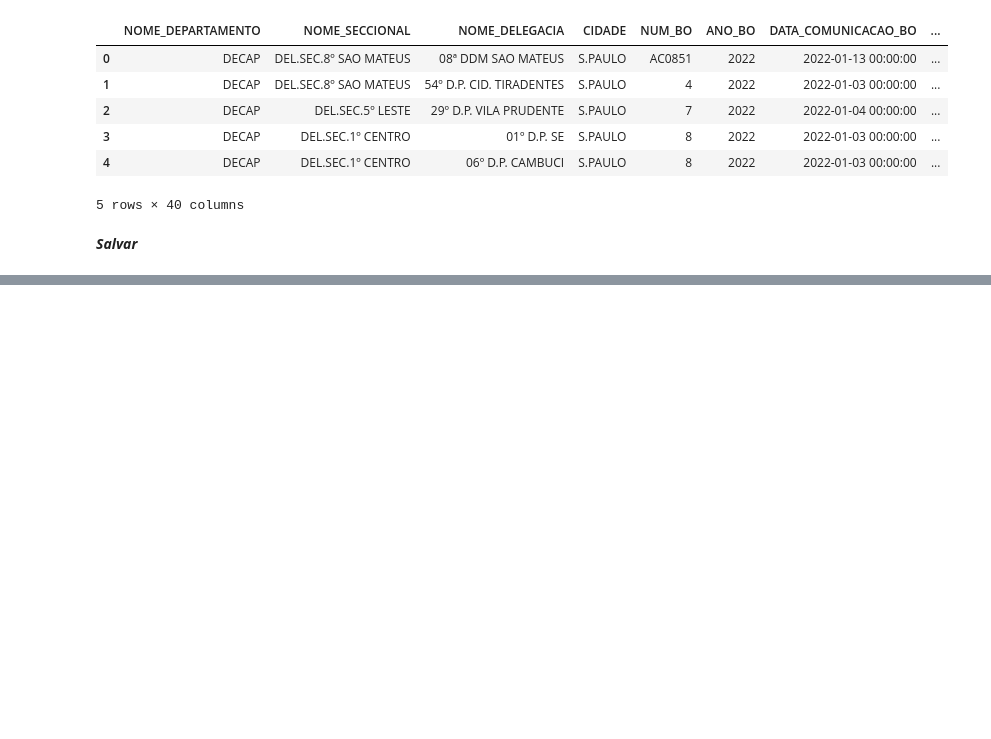
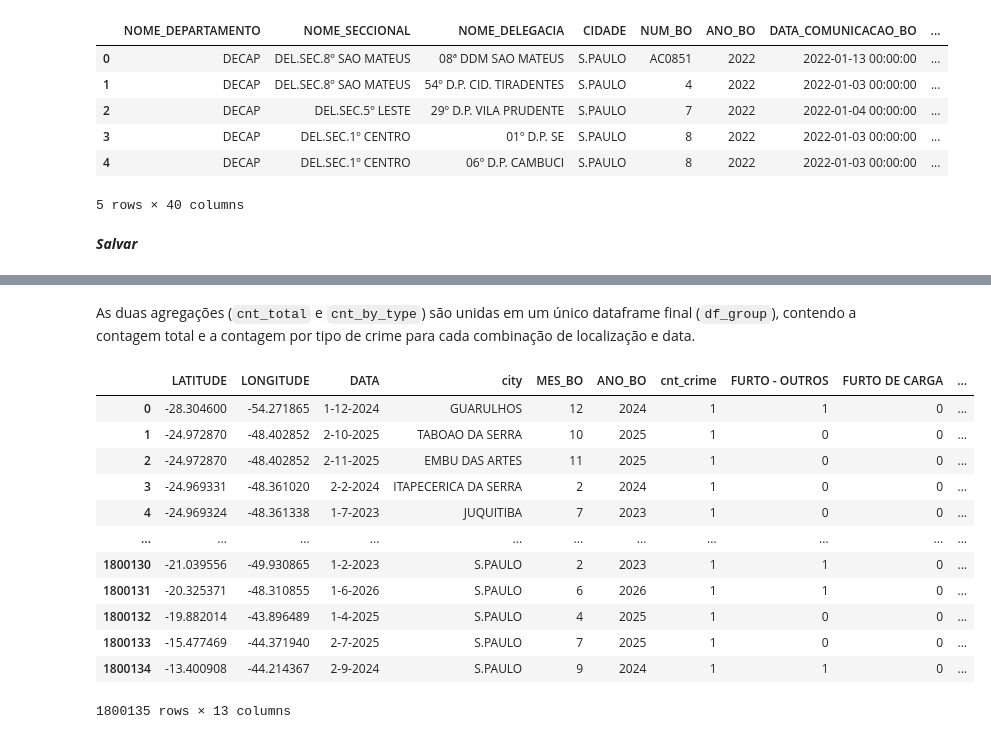
Before and after one commit to Marcos-Med/sp-crime-spatiotemporal-prediction, a Jupyter notebook: processing_datasets_ssp_sp.ipynb, the cells around one changed output, grey strips where cells are left out. Cells and saved outputs as stored; diff of their text form; code cells hidden in the pictures; blank space fills up the shorter version.

```diff
--- a/processing_datasets_ssp_sp.ipynb
+++ b/processing_datasets_ssp_sp.ipynb
@@ -44,0 +279,3 @@ df_raw = pd.read_csv('datasets/SPDadosCriminais_2022_2026.csv')
+# %%
+df_raw['LATITUDE'] = df_raw['LATITUDE'].fillna(df_raw['city'].map(median_point_city['LATITUDE']))
+df_raw['LONGITUDE'] = df_raw['LONGITUDE'].fillna(df_raw['city'].map(median_point_city['LONGITUDE']))
@@ -44,0 +289,35 @@ df_raw = pd.read_csv('datasets/SPDadosCriminais_2022_2026.csv')
+# %%
+cnt_total = (
+    df_raw.groupby(['LATITUDE', 'LONGITUDE', 'DATA', 'city', 'MES_BO', 'ANO_BO'])
+        .size()
+        .reset_index(name='cnt_crime')
+)
+# %%
+cnt_by_type = (
+    df_raw.pivot_table(
+        index=['LATITUDE', 'LONGITUDE', 'DATA', 'city', 'MES_BO', 'ANO_BO'],
+        columns='NATUREZA_APURADA',
+        aggfunc='size',
+        fill_value=0
+    ).reset_index()
+)
+# %% [markdown]
+As duas agregações (`cnt_total` e `cnt_by_type`) são unidas em um único dataframe final (`df_group`), contendo a contagem total e a contagem por tipo de crime para cada combinação de localização e data.
+# %%
+df_group = cnt_total.merge(cnt_by_type, on=['LATITUDE', 'LONGITUDE', 'DATA', 'city', 'MES_BO', 'ANO_BO'])
+# %%
+df_group
+# %% [output]
+|  | LATITUDE | LONGITUDE | DATA | city | MES_BO | ANO_BO | cnt_crime | FURTO - OUTROS | FURTO DE CARGA | ... |
+| 0 | -28.304600 | -54.271865 | 1-12-2024 | GUARULHOS | 12 | 2024 | 1 | 1 | 0 | ... |
+| 1 | -24.972870 | -48.402852 | 2-10-2025 | TABOAO DA SERRA | 10 | 2025 | 1 | 0 | 0 | ... |
+| 2 | -24.972870 | -48.402852 | 2-11-2025 | EMBU DAS ARTES | 11 | 2025 | 1 | 0 | 0 | ... |
+| 3 | -24.969331 | -48.361020 | 2-2-2024 | ITAPECERICA DA SERRA | 2 | 2024 | 1 | 0 | 0 | ... |
+| 4 | -24.969324 | -48.361338 | 1-7-2023 | JUQUITIBA | 7 | 2023 | 1 | 0 | 0 | ... |
+| ... | ... | ... | ... | ... | ... | ... | ... | ... | ... | ... |
+| 1800130 | -21.039556 | -49.930865 | 1-2-2023 | S.PAULO | 2 | 2023 | 1 | 1 | 0 | ... |
+| 1800131 | -20.325371 | -48.310855 | 1-6-2026 | S.PAULO | 6 | 2026 | 1 | 1 | 0 | ... |
+| 1800132 | -19.882014 | -43.896489 | 1-4-2025 | S.PAULO | 4 | 2025 | 1 | 0 | 0 | ... |
+| 1800133 | -15.477469 | -44.371940 | 2-7-2025 | S.PAULO | 7 | 2025 | 1 | 0 | 0 | ... |
+| 1800134 | -13.400908 | -44.214367 | 2-9-2024 | S.PAULO | 9 | 2024 | 1 | 1 | 0 | ... |
+1800135 rows × 13 columns
```
Also changed, not shown: parts of 60 cells of this notebook.
